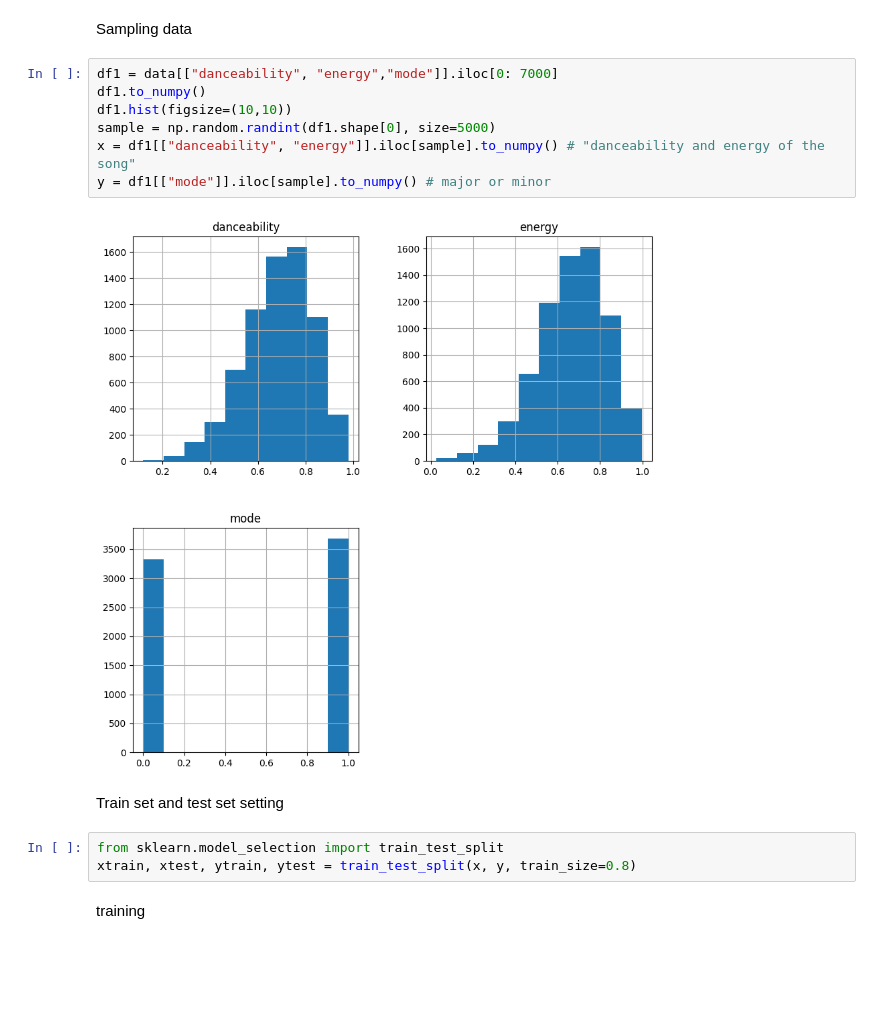
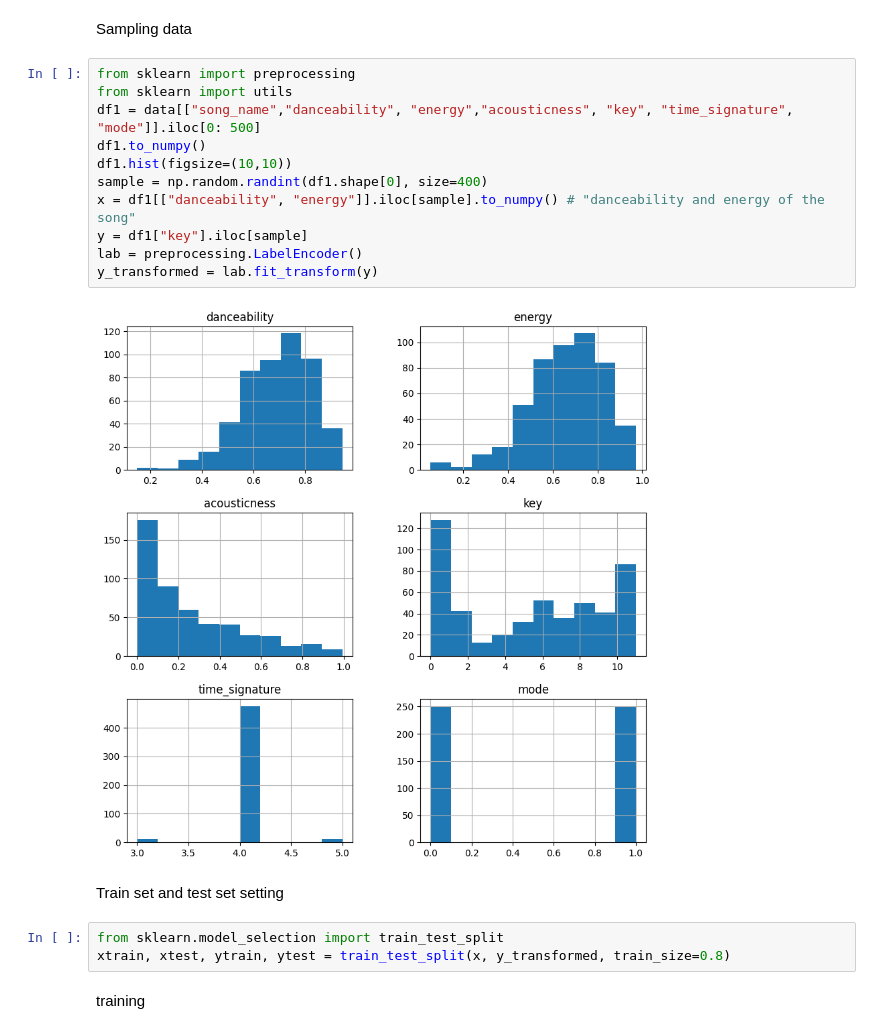
Before and after one commit to hadjuse/Spotify-graphic-and-interpretation, a Jupyter notebook: main.ipynb, the cells around one changed output. Cells and saved outputs as stored; diff of their text form; blank space fills up the shorter version.

```diff
--- a/main.ipynb
+++ b/main.ipynb
@@ -198,19 +198,23 @@ import numpy as np
 # %% [markdown]
 Sampling data
 # %%
-df1 = data[["danceability", "energy","mode"]].iloc[0: 7000]
+from sklearn import preprocessing
+from sklearn import utils
+df1 = data[["song_name","danceability", "energy","acousticness", "key", "time_signature", "mode"]].iloc[0: 500]
 df1.to_numpy()
 df1.hist(figsize=(10,10))
-sample = np.random.randint(df1.shape[0], size=5000)
+sample = np.random.randint(df1.shape[0], size=400)
 x = df1[["danceability", "energy"]].iloc[sample].to_numpy() # "danceability and energy of the song"
-y = df1[["mode"]].iloc[sample].to_numpy() # major or minor
+y = df1["key"].iloc[sample]
+lab = preprocessing.LabelEncoder()
+y_transformed = lab.fit_transform(y)
 # %% [output]
-[figure, old version]
+[figure, new version]
 # %% [markdown]
 Train set and test set setting
 # %%
 from sklearn.model_selection import train_test_split
-xtrain, xtest, ytrain, ytest = train_test_split(x, y, train_size=0.8)
+xtrain, xtest, ytrain, ytest = train_test_split(x, y_transformed, train_size=0.8)
 # %% [markdown]
 training
 # %%
```
Also changed, not shown: parts of 8 cells of this notebook.
